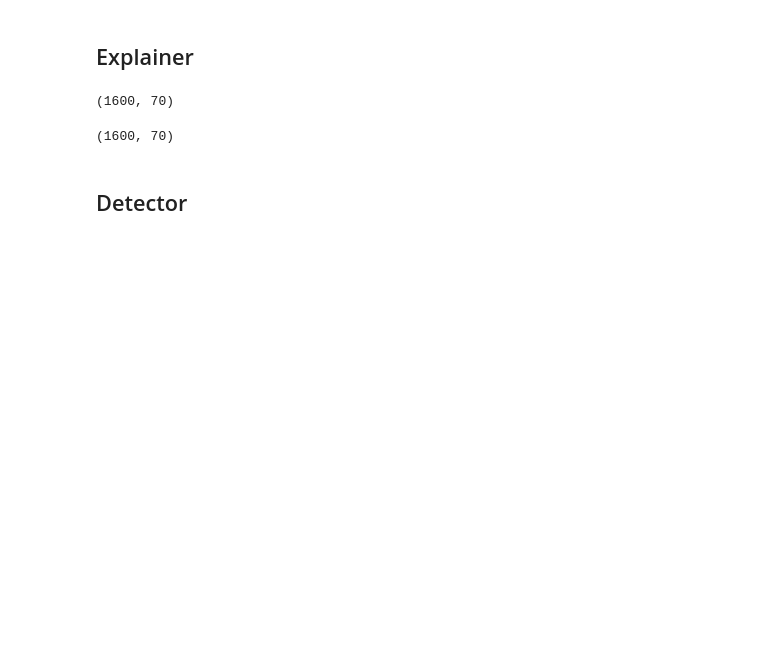
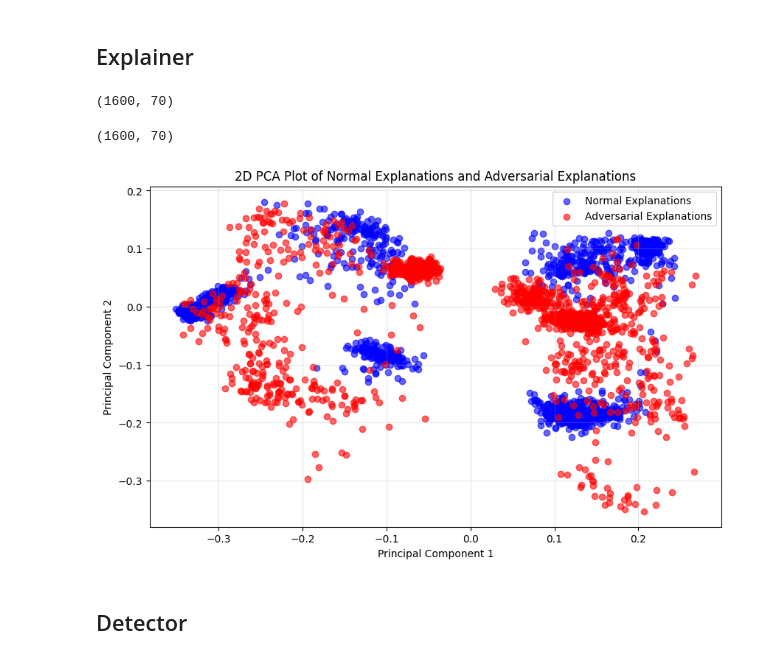
Before and after one commit to f-odc/xai-assisted-intrusion-detection, a Jupyter notebook: src/prototypes/alpha.ipynb, the cells around one changed output. Cells and saved outputs as stored; diff of their text form; code cells hidden in the pictures; blank space fills up the shorter version.

```diff
--- a/src/prototypes/alpha.ipynb
+++ b/src/prototypes/alpha.ipynb
@@ -145,6 +161,10 @@ shap_values_adv_df = exp.convert_shap_values_to_pd(shap_values_adv, X_train.colu
 # %% [output]
 (1600, 70)
 (1600, 70)
+# %%
+visualizer.visualize_data_distribution(shap_values_df, 'Normal Explanations', shap_values_adv_df, 'Adversarial Explanations')
+# %% [output]
+[figure, added]
 # %% [markdown]
 ## Detector
 # %%
```
Also changed, not shown: parts of 10 cells of this notebook, 3 other files.
